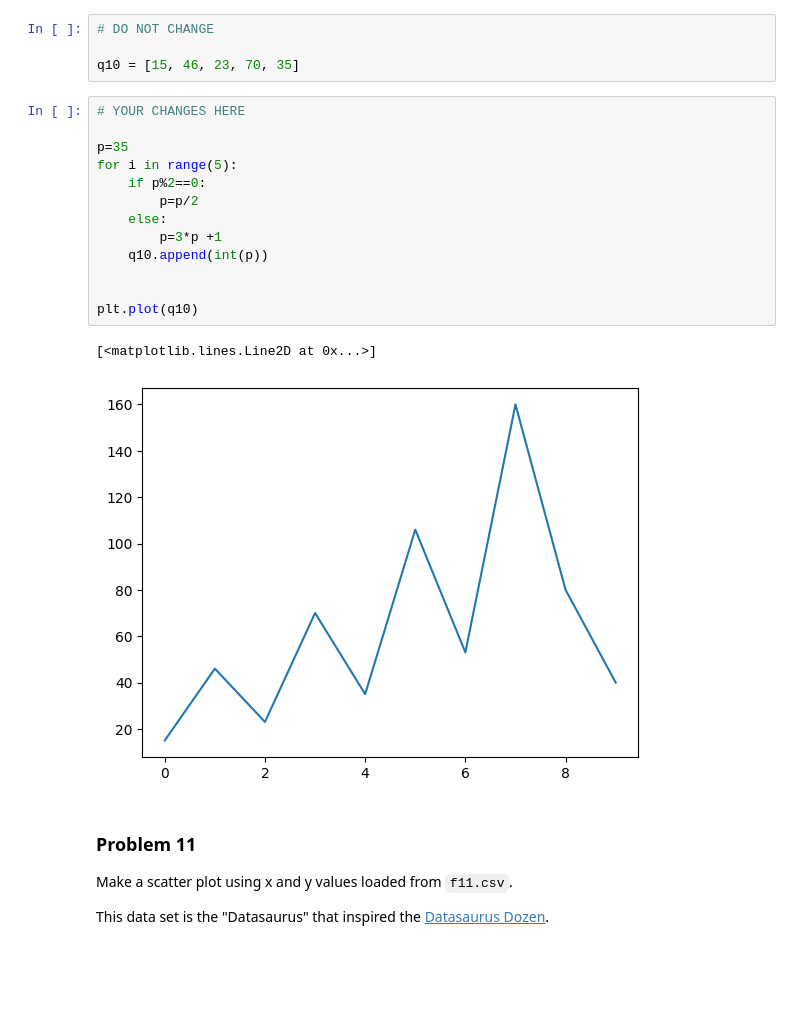
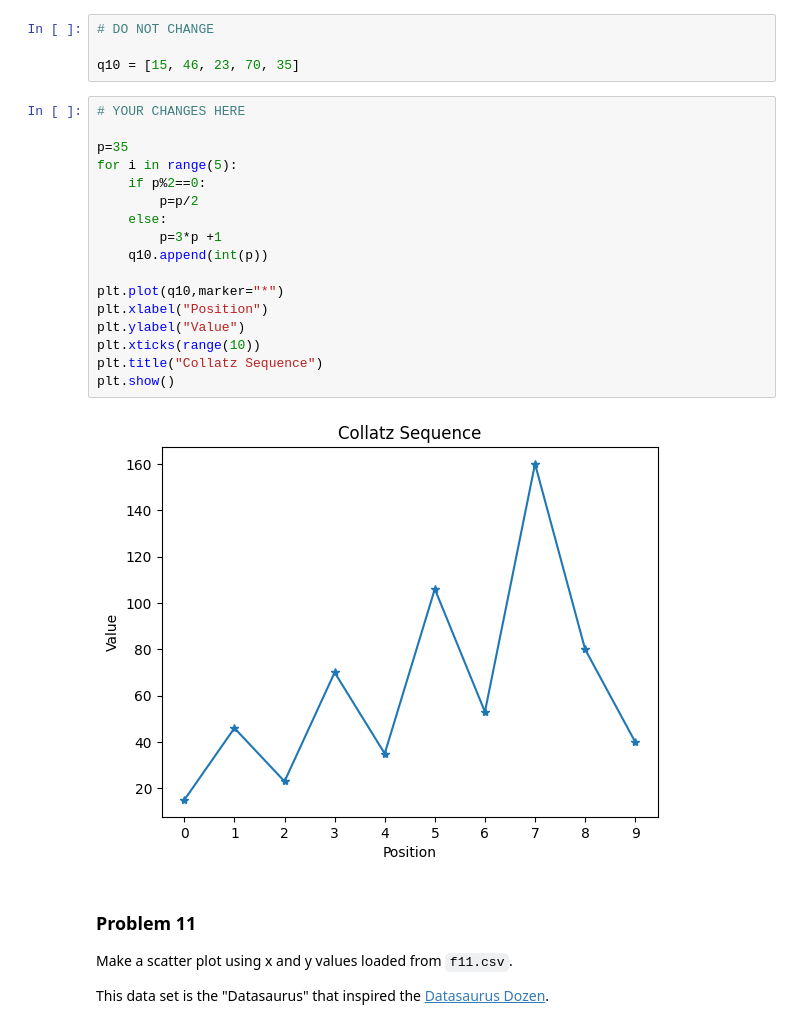
Before and after one commit to garikapativineet/dx602-homework-05, a Jupyter notebook: homework.ipynb, the cells around one changed output. Drawn from its saved outputs; the diff is of its cells as text; blank space fills up the shorter version.

```diff
--- a/homework.ipynb
+++ b/homework.ipynb
@@ -313,19 +316,22 @@ q10 = [15, 46, 23, 70, 35]
 # %%
 # YOUR CHANGES HERE
 
 p=35
 for i in range(5):
     if p%2==0:
         p=p/2
     else:
         p=3*p +1
     q10.append(int(p))
 
-
-plt.plot(q10)
+plt.plot(q10,marker="*")
+plt.xlabel("Position")
+plt.ylabel("Value")
+plt.xticks(range(10))
+plt.title("Collatz Sequence")
+plt.show()
 # %% [output]
-[<matplotlib.lines.Line2D at 0x...>]
-[figure, old version]
+[figure, new version]
 # %% [markdown]
 ### Problem 11
 
```
Also changed, not shown: parts of 4 cells of this notebook.
